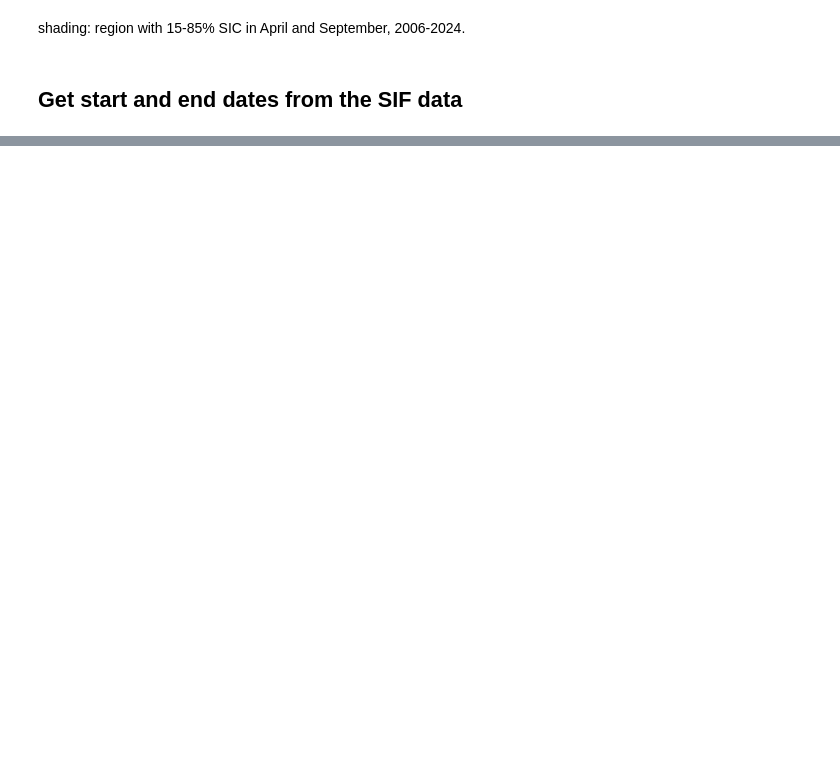
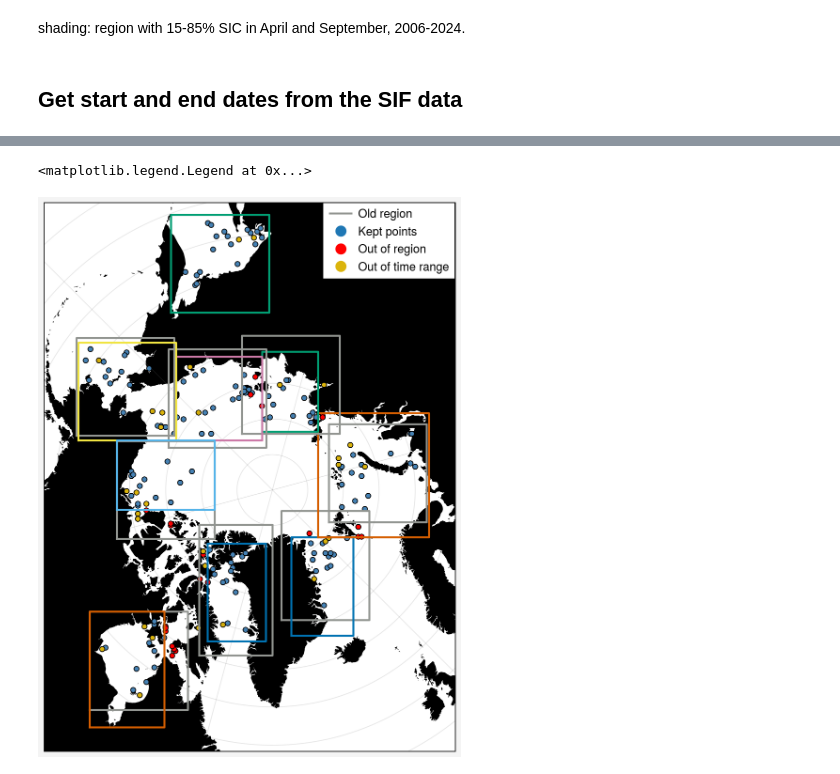
Before and after one commit to danielmwatkins/eval_seg, a Jupyter notebook: notebooks/sample_selection.ipynb, the cells around one changed output, grey strips where cells are left out. Cells and saved outputs as stored; diff of their text form; code cells hidden in the pictures; blank space fills up the shorter version.

```diff
--- a/notebooks/sample_selection.ipynb
+++ b/notebooks/sample_selection.ipynb
@@ -708,0 +280,4 @@ bottom left = -1841874,-2216314
+# %%
+old_regions['start_doy'] = regions['start_doy']
+old_regions['end_doy'] = regions['end_doy']
+old_regions
@@ -708,0 +388,53 @@ bottom left = -1841874,-2216314
+# %%
+init_case_list = pd.read_csv('../../ift_cal-val/data/metadata/validation_dataset_case_list.csv', parse_dates =['start_date'], index_col='case_number')
+# Rename regions where appropriate
+for row, data in init_case_list.iterrows():
+    if data.region == 'bering_strait':
+        init_case_list.loc[row, 'region'] = 'bering_chukchi_seas'
+    elif data.region == 'chukchi_east_siberian_seas':
+        init_case_list.loc[row, 'region'] = 'east_siberian_sea'
+
+init_case_list['in_new_region'] = False
+for name, row in init_case_list.iterrows():
+    init_case_list.loc[name, 'in_new_region'] = in_box(row.center_x, row.center_y, regions.loc[row.region, 'left_x'],
+                                           regions.loc[row.region, 'right_x'], regions.loc[row.region, 'lower_y'],
+                                           regions.loc[row.region, 'upper_y'])
+init_case_list['in_time_range'] = init_case_list.start_date >= pd.to_datetime('2006-01-01')
+# %%
+# Show the original sample and the changed bounds
+# Blue for inside, red for outside the boundaries
+pplt.rc['reso'] = 'med'
+pplt.rc['cartopy.circular'] = False
+
+crs = ccrs.CRS('epsg:3413')
+fig, ax = pplt.subplots(width=4.5, proj='npstere', proj_kw={'lon_0': -45})
+ax.format(land=True, color='k', boundinglat=52, landzorder=0, latmax=90)
+ax.set_extent([-3.5e6, 2.8e6, -4e6, 4.4e6], crs=crs)
+
+for region in regions.index:
+    xbox = np.array([old_regions.loc[region, coord] for coord in ['left_x', 'left_x', 'right_x', 'right_x', 'left_x']])
+    ybox = np.array([old_regions.loc[region, coord] for coord in ['lower_y', 'upper_y', 'upper_y', 'lower_y', 'lower_y']])
+    ax.plot(xbox, ybox, transform=crs, color='gray')
+
+
+    xbox = np.array([regions.loc[region, coord] for coord in ['left_x', 'left_x', 'right_x', 'right_x', 'left_x']])
+    ybox = np.array([regions.loc[region, coord] for coord in ['lower_y', 'upper_y', 'upper_y', 'lower_y', 'lower_y']])
+    ax.plot(xbox, ybox, transform=crs)
+
+
+good_points = init_case_list.in_new_region & init_case_list.in_time_range
+
+ax.scatter(init_case_list.loc[good_points, 'center_lon'],
+           init_case_list.loc[good_points, 'center_lat'],
+           color='steelblue', edgecolor='k', marker='o', ms=15)
+ax.scatter(init_case_list.loc[~init_case_list.in_new_region, 'center_lon'],
+           init_case_list.loc[~init_case_list.in_new_region, 'center_lat'], color='red', edgecolor='k', marker='o', ms=15)
+ax.scatter(init_case_list.loc[~init_case_list.in_time_range, 'center_lon'],
+           init_case_list.loc[~init_case_list.in_time_range, 'center_lat'], color='gold', edgecolor='k', marker='o', ms=15)
+
+h = [ax.plot([],[],ls=ls, c=c, ms=ms, m=m) for ls, c, ms, m in zip(['-', '', '', ''], ['gray', 'tab:blue', 'r', 'gold'], [0, 15, 15, 15], ['', '.', '.', '.'])
+    ]
+ax.legend(h, ['Old region', 'Kept points', 'Out of region', 'Out of time range'], loc='ur', ncols=1, alpha=1)
+# %% [output]
+<matplotlib.legend.Legend at 0x...>
+[figure, added]
```
Also changed, not shown: parts of 59 cells of this notebook, 6 other files.
